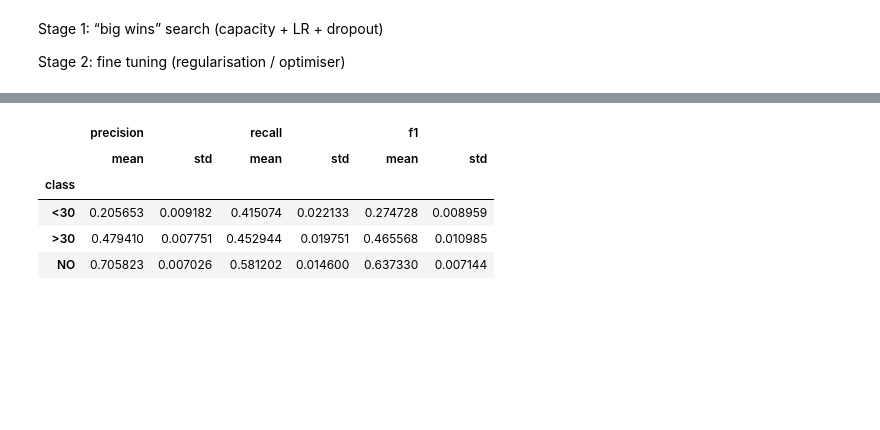
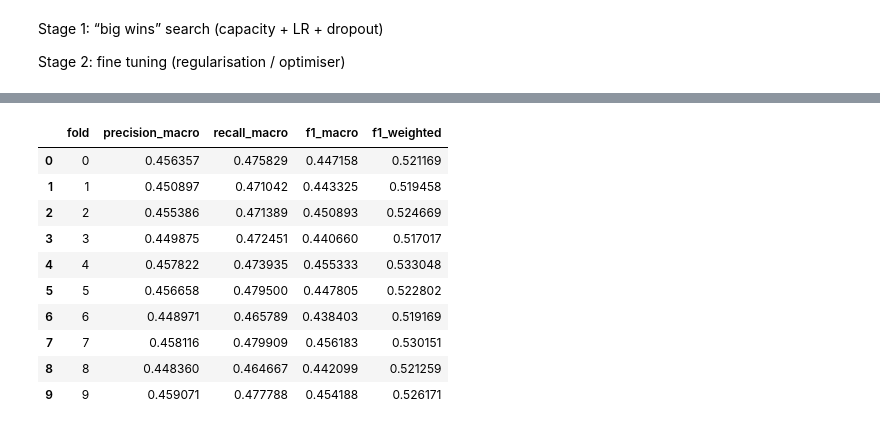
Before and after one commit to levon-d/BENG0095_Coursework, a Jupyter notebook: notebooks/NNs_model_libraries.ipynb, the cells around one changed output, grey strips where cells are left out. Cells and saved outputs as stored; diff of their text form; code cells hidden in the pictures; blank space fills up the shorter version.

```diff
--- a/notebooks/NNs_model_libraries.ipynb
+++ b/notebooks/NNs_model_libraries.ipynb
@@ -150,7 +92,7 @@ folds=[]
 if 'patient_nbr' in train_df.columns:
     groups = train_df['patient_nbr'].to_numpy()
     print("Using train_df['patient_nbr'] as groups for StratifiedGroupKFold.")
-for fold_idx, (train_idx, val_idx) in enumerate(skf.split(X, y, groups=groups)):
+for fold_idx, (train_idx, val_idx) in enumerate(skf.split(X, y_idx, groups=groups)):
     folds.append((train_idx, val_idx))
     print(f"Fold {fold_idx}: Train size = {len(train_idx)}, validation size = {len(val_idx)}")
 # %% [output]
@@ -527,14 +451,14 @@ def init_params (layer_sizes, seed=0,he_for_relu=True):
 ### Mini-Batch Generator (SGD)
 # %%
 # generator for mini-batches Stochastic Gradient Descent (SGD), optionally shuffles the data at each epoch.
-def iterate_minibatches (X, Y, batch_size=256, shuffle = True, seed=0):
+def iterate_minibatches (X, Y, batch_size=256, shuffle = True, seed=0, epoch=0):
     # X: input data, shape (num_samples, n_features)
     # Y: true labels in one-hot encoding, shape (num_samples, num_classes)
     num_samples = X.shape[0]
     indices = np.arange(num_samples) # shuffle indices instead of data to avoid modifying the original data.
     # randomly permute the order of samples to ensure each epoch sees data in different order.
     if shuffle:
-        rng = np.random.default_rng(seed)
+        rng = np.random.default_rng(seed + epoch)
         rng.shuffle(indices)
     # mini-batch loop
     for start_idx in range(0, num_samples, batch_size):
@@ -1060,8 +1039,8 @@ print_per_class_summary(per_class_summary_tuned, title="Per-class mean ± std ov
 ### Architecture-Level Tuning
 # %%
 # define the architecture configurations to be tested
-d_in = X_norm.shape[1]
-n_classes = y_onehot.shape[1]  # or Y_onehot.shape[1]
+d_in = X.shape[1]  # Use raw X
+n_classes = y_onehot.shape[1]
 
 ARCH_CONFIGS = [
     # Baseline (your current)
@@ -1247,6 +1311,14 @@ print_per_class_summary(per_class_summary, title=f"Per-class mean ± std over fo
 # 2. Optimised Training With Tunning
 
 In this section, Adam-based optimiser is applied, which, due to their ability to adapt learning rates, which can improve convergence robustness under noisy-batch gradients compared with standard SGD
+# %%
+def compute_class_weights_from_onehot(Y_onehot):
+    """Compute class weights from one-hot encoded labels"""
+    y = np.argmax(Y_onehot, axis=1)
+    C = Y_onehot.shape[1]
+    counts = np.bincount(y, minlength=C).astype(np.float32)
+    w = counts.sum() / (C * counts + 1e-15)
+    return w.astype(np.float32)
 # %%
 import numpy as np
 import pandas as pd
@@ -1672,33 +1804,40 @@ F1-weighted: 0.5368 ± 0.0021
 # %%
-# Your multiclass_metrics already returns per-class metrics arrays:
-# precision_per_class, recall_per_class, f1_per_class, support_per_class
+# Add detailed per-class metrics
+from sklearn.metrics import classification_report
+import pandas as pd
 
-class_names = ["<30", ">30", "NO"]  # matches your label_map order
+detailed_metrics = []
 
-per_class_rows = []
-for m in final_fold_metrics:
-    for i, cname in enumerate(class_names):
-        per_class_rows.append({
-            "fold": m["fold"],
-            "class": cname,
-            "precision": float(m["precision_per_class"][i]),
-            "recall": float(m["recall_per_class"][i]),
-            "f1": float(m["f1_per_class"][i]),
-            "support": float(m["support_per_class"][i]),
-        })
+for fold_id, model in enumerate(fold_models):
+    _, val_idx = folds[fold_id]
+    X_val_raw = X[val_idx]
+    Y_val = y_onehot[val_idx]
 
-df_pc = pd.DataFrame(per_class_rows)
+    # Apply normalization
+    mean, std = fold_normalizations[fold_id]
+    X_val_norm = (X_val_raw - mean) / std
 
-# Mean ± std per class (THIS is very report-friendly)
-df_pc_summary = df_pc.groupby("class")[["precision","recall","f1"]].agg(["mean","std"])
-display(df_pc_summary)
+    # Predict
+    y_pred = np.argmax(model.predict(X_val_norm, verbose=0), axis=1)
+    y_true = np.argmax(Y_val, axis=1)
 
-# Optionally print a clean text version
-print("\n=== PER-CLASS SUMMARY (mean ± std over folds) ===")
-for cname in class_names:
-    sub = df_pc[df_pc["class"] == cname]
-    print(f"{cname:>3} | "
-          f"P {sub['precision'].mean():.3f}±{sub['precision'].std():.3f}  "
-          f"R {sub['recall'].mean():.3f}±{sub['recall'].std():.3f}  "
-          f"F1 {sub['f1'].mean():.3f}±{sub['f1'].std():.3f}")
+    # Compute metrics
+    from sklearn.metrics import precision_recall_fscore_support
+    prec, rec, f1, _ = precision_recall_fscore_support(y_true, y_pred, average='macro')
+    _, _, f1_weighted, _ = precision_recall_fscore_support(y_true, y_pred, average='weighted')
+
+    detailed_metrics.append({
+        "fold": fold_id,
+        "precision_macro": prec,
+        "recall_macro": rec,
+        "f1_macro": f1,
+        "f1_weighted": f1_weighted
+    })
+
+df_detailed = pd.DataFrame(detailed_metrics)
+print("\n=== Detailed Metrics ===")
+display(df_detailed)
+print(f"\nPrecision (macro): {df_detailed['precision_macro'].mean():.4f} ± {df_detailed['precision_macro'].std():.4f}")
+print(f"Recall (macro): {df_detailed['recall_macro'].mean():.4f} ± {df_detailed['recall_macro'].std():.4f}")
+print(f"F1 (weighted): {df_detailed['f1_weighted'].mean():.4f} ± {df_detailed['f1_weighted'].std():.4f}")
 # %% [output]
@@ -1705,6 +1845,11 @@ for cname in class_names:
-|  | precision |  | recall |  | f1 |  |
-|  | mean | std | mean | std | mean | std |
-| class |  |  |  |  |  |  |
-| <30 | 0.205653 | 0.009182 | 0.415074 | 0.022133 | 0.274728 | 0.008959 |
-| >30 | 0.479410 | 0.007751 | 0.452944 | 0.019751 | 0.465568 | 0.010985 |
-| NO | 0.705823 | 0.007026 | 0.581202 | 0.014600 | 0.637330 | 0.007144 |
+|  | fold | precision_macro | recall_macro | f1_macro | f1_weighted |
+| 0 | 0 | 0.456357 | 0.475829 | 0.447158 | 0.521169 |
+| 1 | 1 | 0.450897 | 0.471042 | 0.443325 | 0.519458 |
+| 2 | 2 | 0.455386 | 0.471389 | 0.450893 | 0.524669 |
+| 3 | 3 | 0.449875 | 0.472451 | 0.440660 | 0.517017 |
+| 4 | 4 | 0.457822 | 0.473935 | 0.455333 | 0.533048 |
+| 5 | 5 | 0.456658 | 0.479500 | 0.447805 | 0.522802 |
+| 6 | 6 | 0.448971 | 0.465789 | 0.438403 | 0.519169 |
+| 7 | 7 | 0.458116 | 0.479909 | 0.456183 | 0.530151 |
+| 8 | 8 | 0.448360 | 0.464667 | 0.442099 | 0.521259 |
+| 9 | 9 | 0.459071 | 0.477788 | 0.454188 | 0.526171 |
```
Also changed, not shown: parts of 32 cells of this notebook, 8 other files.
